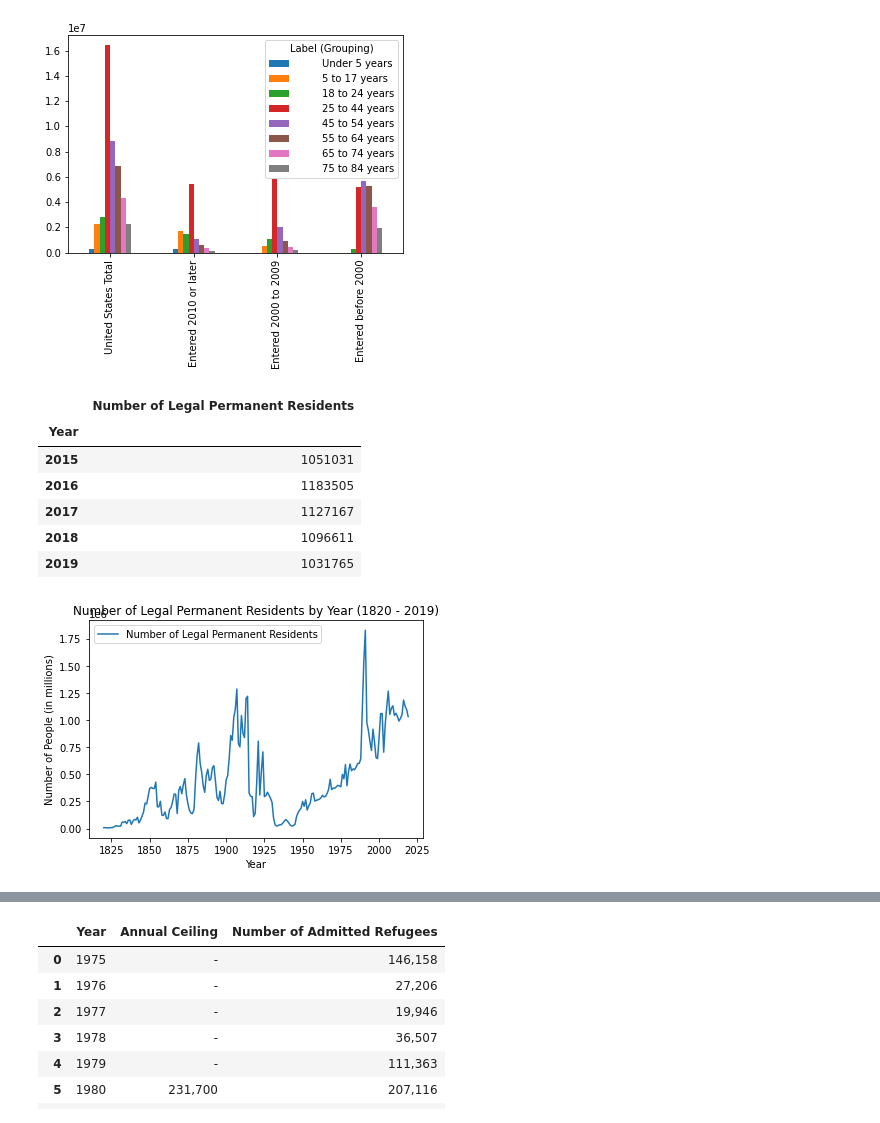
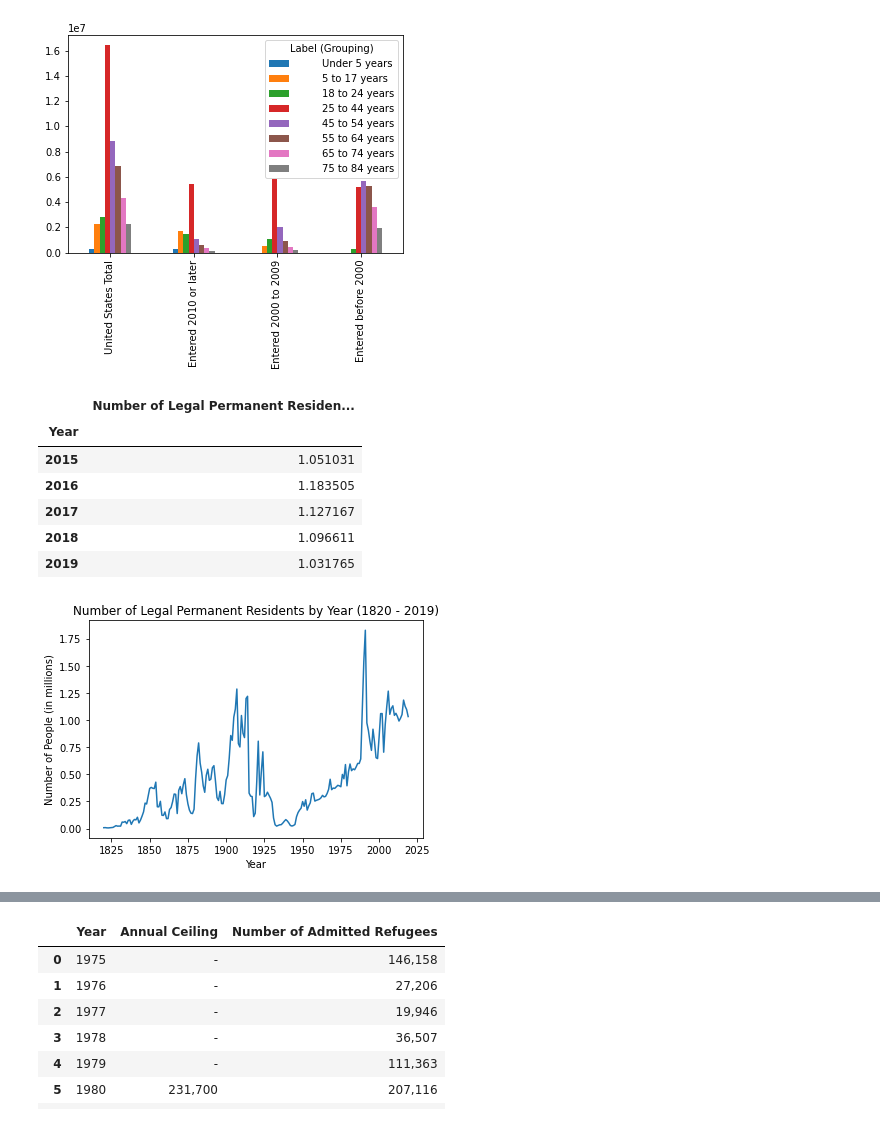
Before and after one commit to halabi93/Immigration-Data-Analysis, a Jupyter notebook: ImmigrantData.ipynb, the cells around one changed output, grey strips where cells are left out. Cells and saved outputs as stored; diff of their text form; code cells hidden in the pictures.

```diff
--- a/ImmigrantData.ipynb
+++ b/ImmigrantData.ipynb
@@ -107,31 +107,33 @@ imm_age_transp.plot.bar();
 # %%
 #Read in data frame (from https://www.migrationpolicy.org/programs/data-hub/us-immigration-trends#history)
 #Legal Immigration to the United States, 1820-2019
 
 data_file2 = os.path.join("resources", "Annual Perm Resident 1820-2019.csv")
 ann_perm_res = pd.read_csv(data_file2, thousands=',')
 
 #Format data frame
 ann_perm_res = ann_perm_res.drop(columns = ann_perm_res.columns[0])
 ann_perm_res = ann_perm_res.set_index("Year")
+ann_perm_res["Number of Legal Permanent Residents"] = ann_perm_res["Number of Legal Permanent Residents"].div(1000000) #
+ann_perm_res = ann_perm_res.rename(columns={"Number of Legal Permanent Residents": "Number of Legal Permanent Residents (millions)"})
 
 #Format and display plot
 title = "Number of Legal Permanent Residents by Year (1820 - 2019)"
 ylabel = "Number of People (in millions)"
 
-ann_perm_res.plot.line(title = title, ylabel = ylabel)
+ann_perm_res.plot.line(title = title, ylabel = ylabel, legend = False)
 
 #Display data frame
 ann_perm_res.tail()
 # %% [output]
-|  | Number of Legal Permanent Residents |
+|  | Number of Legal Permanent Residen... |
 | Year |  |
-| 2015 | 1051031 |
-| 2016 | 1183505 |
-| 2017 | 1127167 |
-| 2018 | 1096611 |
-| 2019 | 1031765 |
+| 2015 | 1.051031 |
+| 2016 | 1.183505 |
+| 2017 | 1.127167 |
+| 2018 | 1.096611 |
+| 2019 | 1.031765 |
-[figure, old version]
+[figure, new version]
 # %%
 #Fiscal year 2021, Q4 / furthest right, fiscal ytd
 
```
Also changed, not shown: 4 other files.
